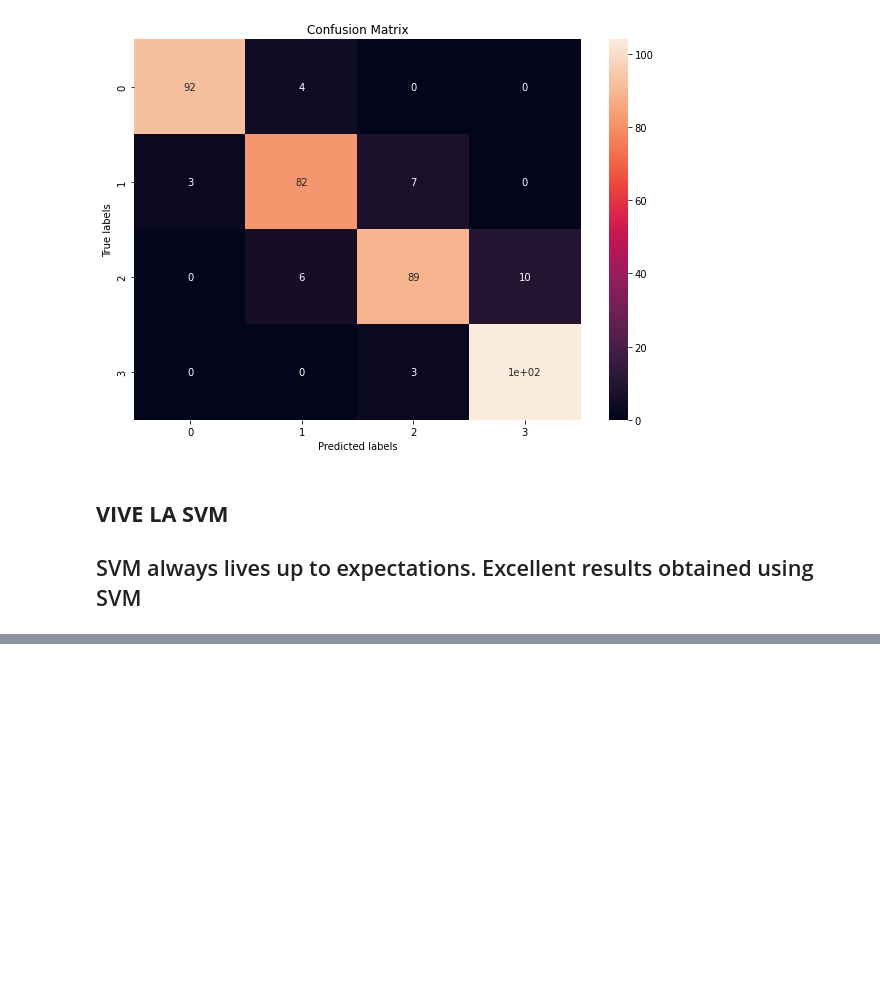
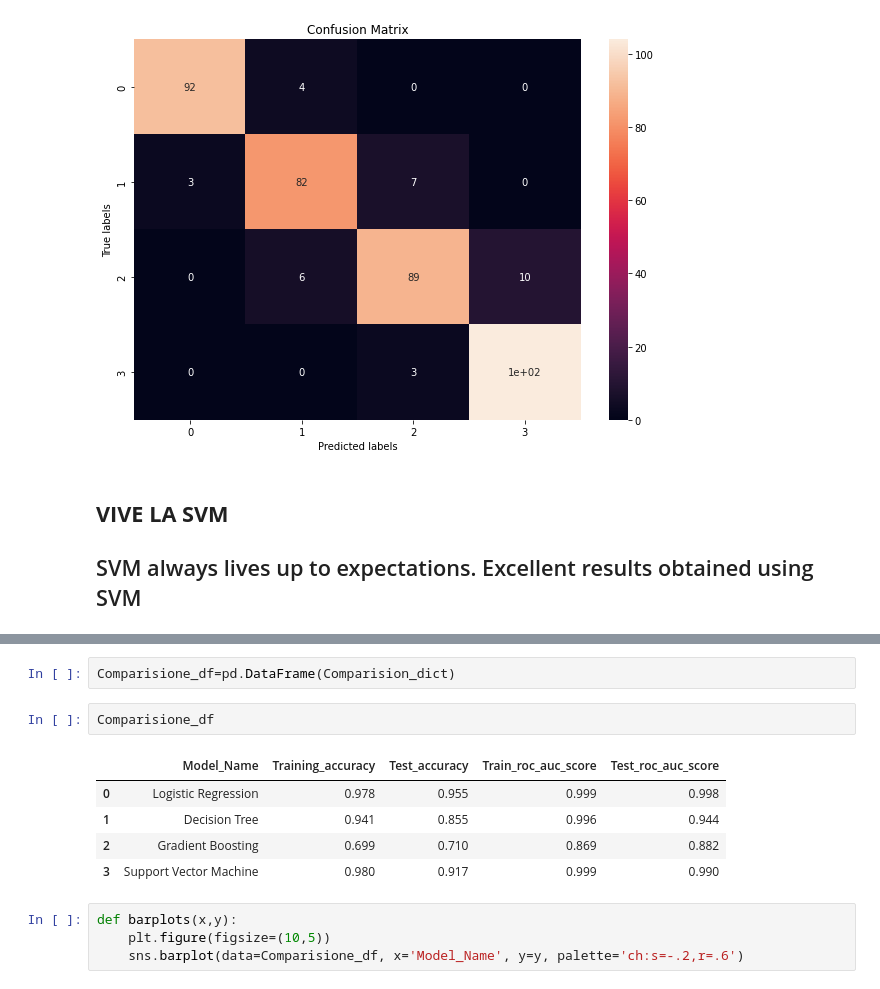
Before and after one commit to sagar2582/Capstone-3-Mobile_Price_Prediction, a Jupyter notebook: Capstone_3_Mobile_Price_Prediction.ipynb, the cells around one changed output, grey strips where cells are left out. Drawn from its saved outputs; the diff is of its cells as text; blank space fills up the shorter version.

```diff
--- a/Capstone_3_Mobile_Price_Prediction.ipynb
+++ b/Capstone_3_Mobile_Price_Prediction.ipynb
@@ -1307,0 +1316,14 @@ test_confusion_matrix(cm_test)
+# %%
+Comparisione_df=pd.DataFrame(Comparision_dict)
+# %%
+Comparisione_df
+# %% [output]
+|  | Model_Name | Training_accuracy | Test_accuracy | Train_roc_auc_score | Test_roc_auc_score |
+| 0 | Logistic Regression | 0.978 | 0.955 | 0.999 | 0.998 |
+| 1 | Decision Tree | 0.941 | 0.855 | 0.996 | 0.944 |
+| 2 | Gradient Boosting | 0.699 | 0.710 | 0.869 | 0.882 |
+| 3 | Support Vector Machine | 0.980 | 0.917 | 0.999 | 0.990 |
+# %%
+def barplots(x,y):
+    plt.figure(figsize=(10,5))
+    sns.barplot(data=Comparisione_df, x='Model_Name', y=y, palette='ch:s=-.2,r=.6')
```
Also changed, not shown: parts of 5 cells of this notebook.
